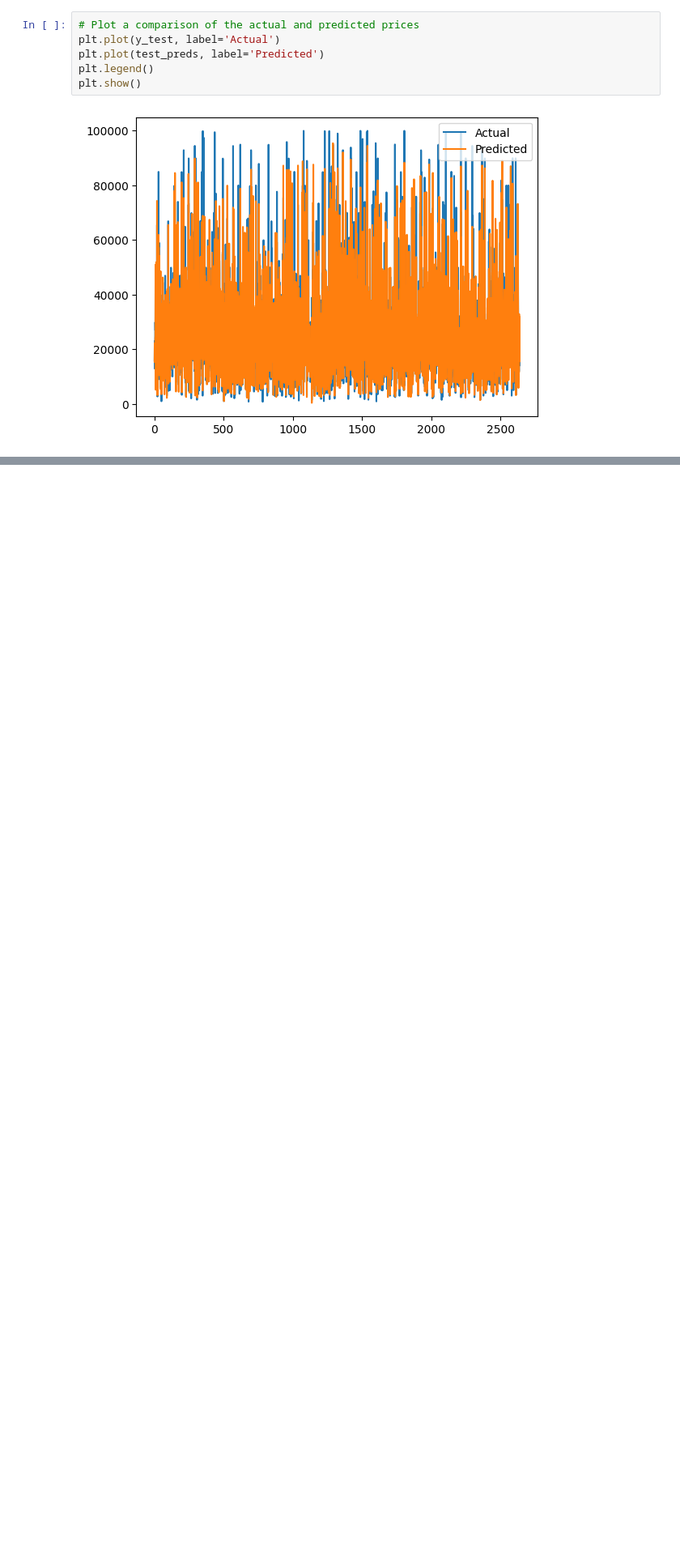
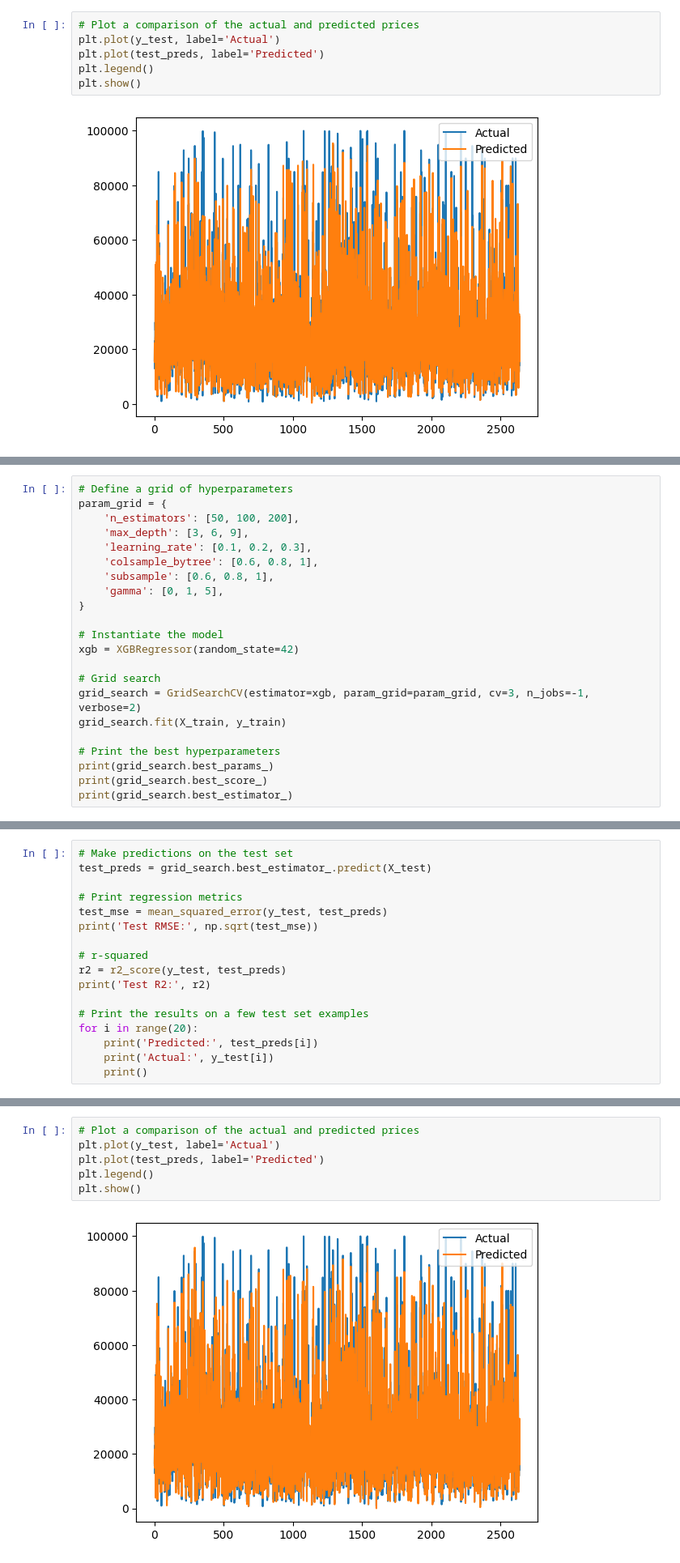
Before and after one commit to HES-SO-Master-WebMining-Group-D/CarPricePredictor, a Jupyter notebook: model_selection.ipynb, the cells around one changed output, grey strips where cells are left out. Shown: that part at 81% size. Drawn from its saved outputs; the diff is of its cells as text; blank space fills up the shorter version.

Commit message:
Hyperparameter tuning done

```diff
--- a/model_selection.ipynb
+++ b/model_selection.ipynb
@@ -217,0 +226,22 @@ plt.show()
+# %%
+# Define a grid of hyperparameters
+param_grid = {
+    'n_estimators': [50, 100, 200],
+    'max_depth': [3, 6, 9],
+    'learning_rate': [0.1, 0.2, 0.3],
+    'colsample_bytree': [0.6, 0.8, 1],
+    'subsample': [0.6, 0.8, 1],
+    'gamma': [0, 1, 5],
+}
+
+# Instantiate the model
+xgb = XGBRegressor(random_state=42)
+
+# Grid search
+grid_search = GridSearchCV(estimator=xgb, param_grid=param_grid, cv=3, n_jobs=-1, verbose=2)
+grid_search.fit(X_train, y_train)
+
+# Print the best hyperparameters
+print(grid_search.best_params_)
+print(grid_search.best_score_)
+print(grid_search.best_estimator_)
@@ -217,0 +283,17 @@ plt.show()
+# %%
+# Make predictions on the test set
+test_preds = grid_search.best_estimator_.predict(X_test)
+
+# Print regression metrics
+test_mse = mean_squared_error(y_test, test_preds)
+print('Test RMSE:', np.sqrt(test_mse))
+
+# r-squared
+r2 = r2_score(y_test, test_preds)
+print('Test R2:', r2)
+
+# Print the results on a few test set examples
+for i in range(20):
+    print('Predicted:', test_preds[i])
+    print('Actual:', y_test[i])
+    print()
@@ -217,0 +318,8 @@ plt.show()
+# %%
+# Plot a comparison of the actual and predicted prices
+plt.plot(y_test, label='Actual')
+plt.plot(test_preds, label='Predicted')
+plt.legend()
+plt.show()
+# %% [output]
+[figure, added]
```
Also changed, not shown: parts of 8 cells of this notebook.
